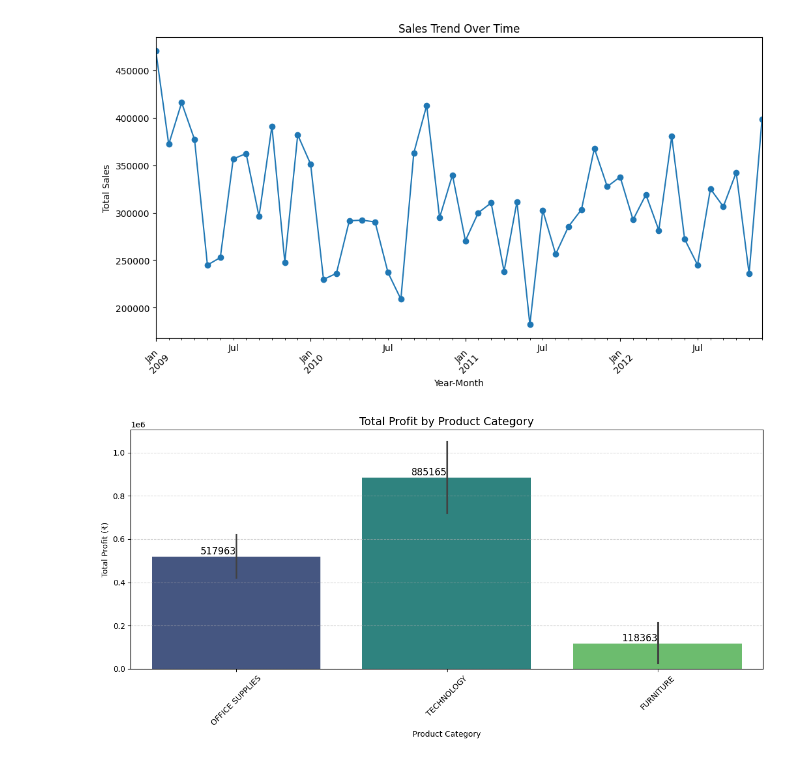
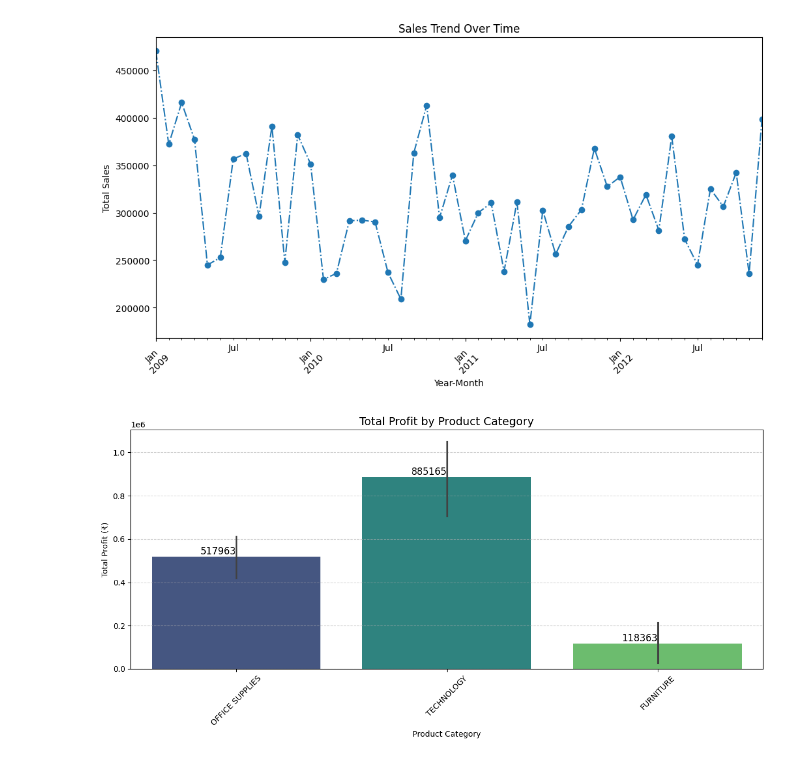
Before and after one commit to AlokSingh04/Cleaning-Sales-data-by-using-python, a Jupyter notebook: Cleaning.ipynb, the cells around one changed output. Saved outputs shown, nothing was run; the diff lists cells and outputs as text; code cells hidden in the pictures.

```diff
--- a/Cleaning.ipynb
+++ b/Cleaning.ipynb
@@ -40,17 +40,17 @@ df['Ship_Date'] = pd.to_datetime(df['Ship_Date'], errors='coerce', dayfirst=True
 # %%
 # Sales Trend Over Time
 
 plt.figure(figsize=(12, 6))
 df['YearMonth'] = df['Ship_Date'].dt.to_period('M')
 sales_trend = df.groupby('YearMonth')['Sales'].sum()
-sales_trend.plot(kind='line', marker='o')
+sales_trend.plot(kind='line',linestyle='-.', marker='o')
 plt.title('Sales Trend Over Time')
 plt.xlabel('Year-Month')
 plt.ylabel('Total Sales')
 plt.xticks(rotation=45)
 plt.show()
 # %% [output]
-[figure, old version]
+[figure, new version]
 # %%
 # Profitability by Product Category
 
```
Also changed, not shown: parts of 4 cells of this notebook.
